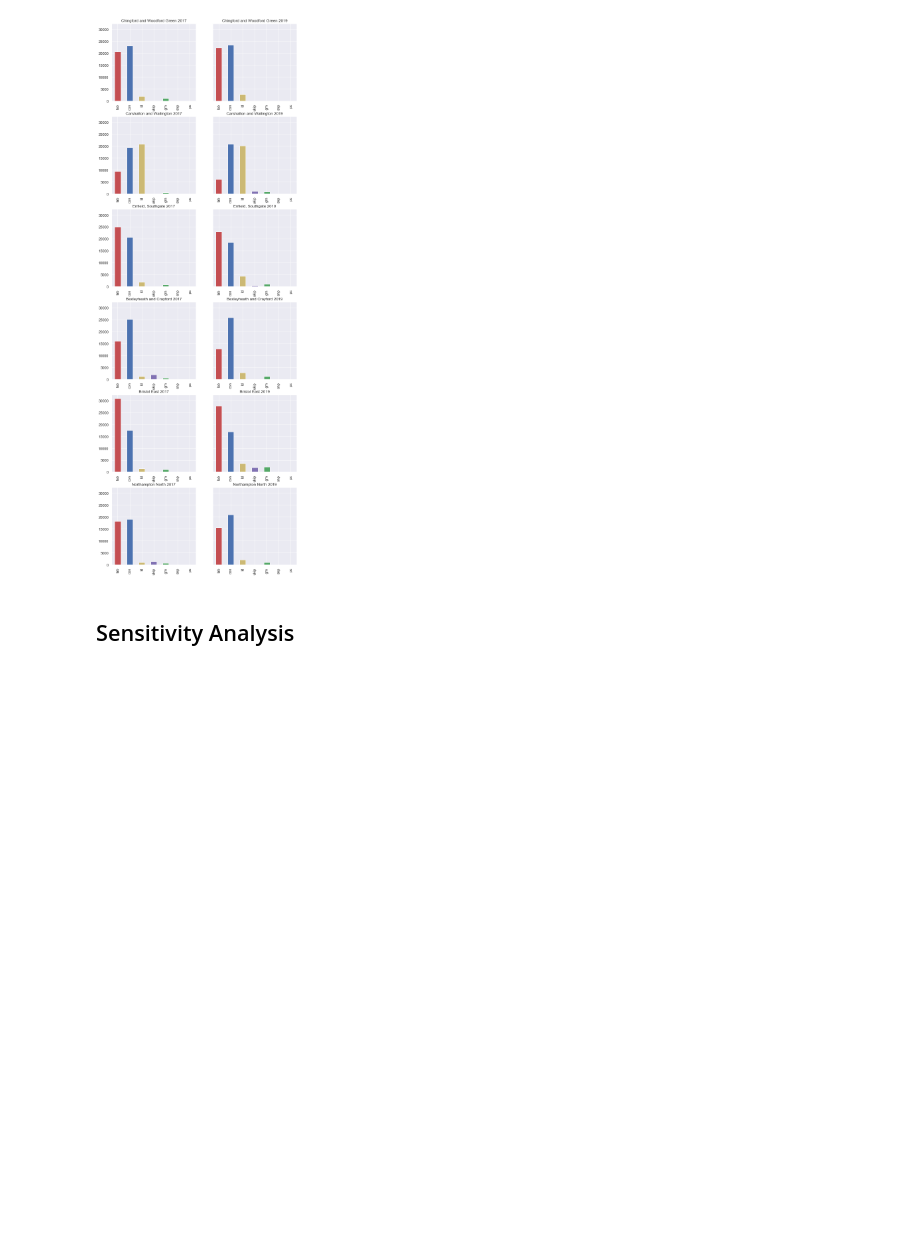
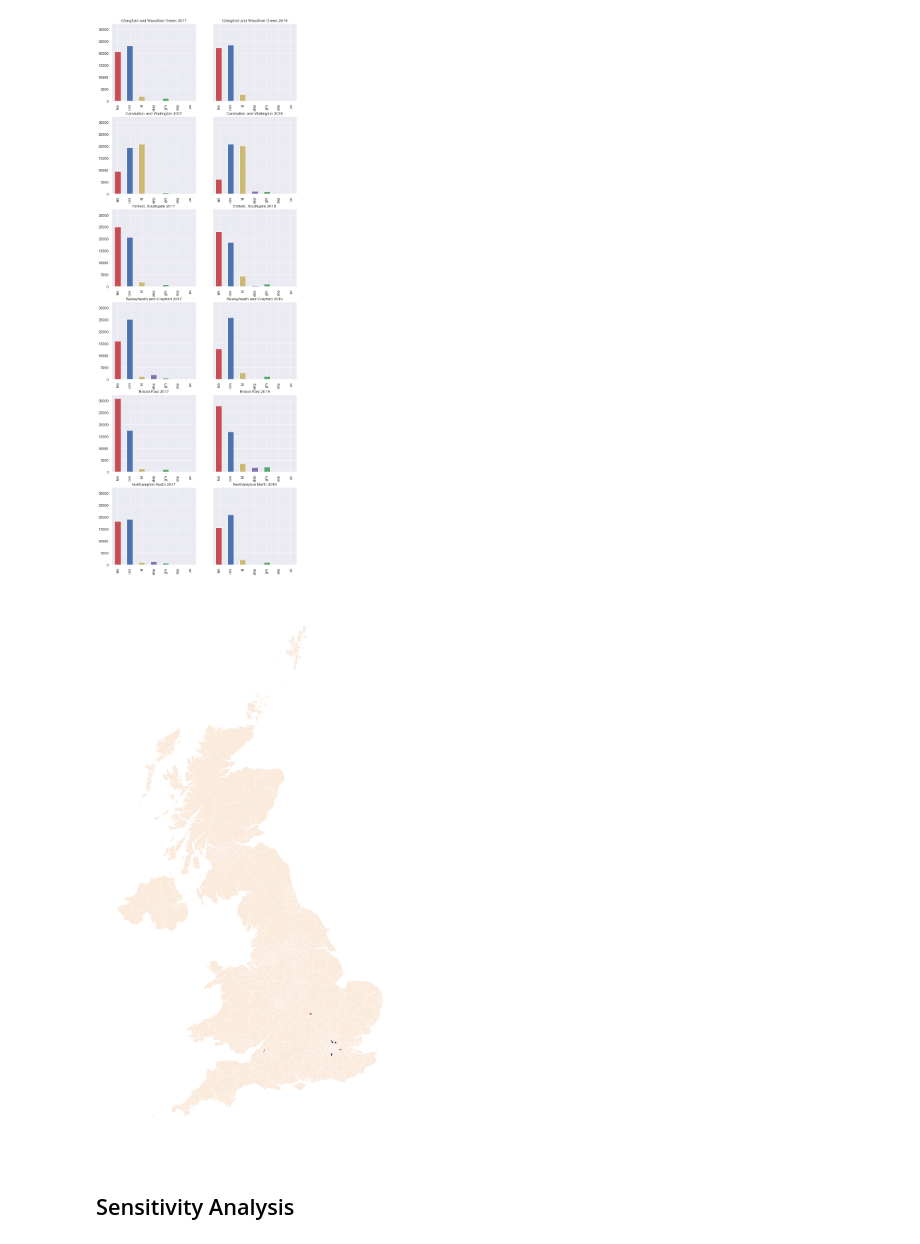
Before and after one commit to velocirobbie/labour-campaigns, a Jupyter notebook: localcampaigns.ipynb, the cells around one changed output. Cells and saved outputs as stored; diff of their text form; code cells hidden in the pictures; blank space fills up the shorter version.

```diff
--- a/localcampaigns.ipynb
+++ b/localcampaigns.ipynb
@@ -551,6 +551,10 @@ Index(['E14000634', 'E14000621', 'E14000692', 'E14000558', 'E14000599',
 graph_results(list_similar(coi,5).index,[17,19])
 # %% [output]
 [figure]
+# %%
+highlight_map(list_similar(coi,5).index)
+# %% [output]
+[figure, added]
 # %% [markdown]
 ## Sensitivity Analysis
 # %%
```
Also changed, not shown: 1 other file.
